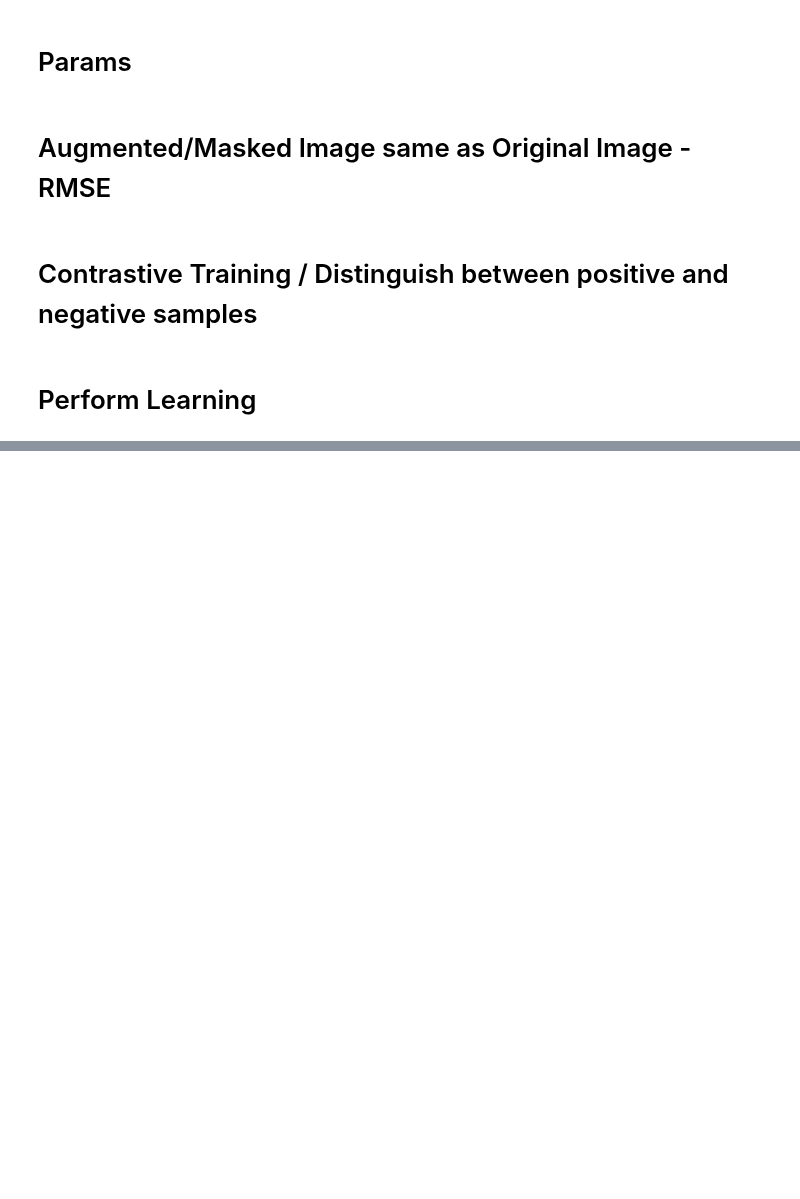
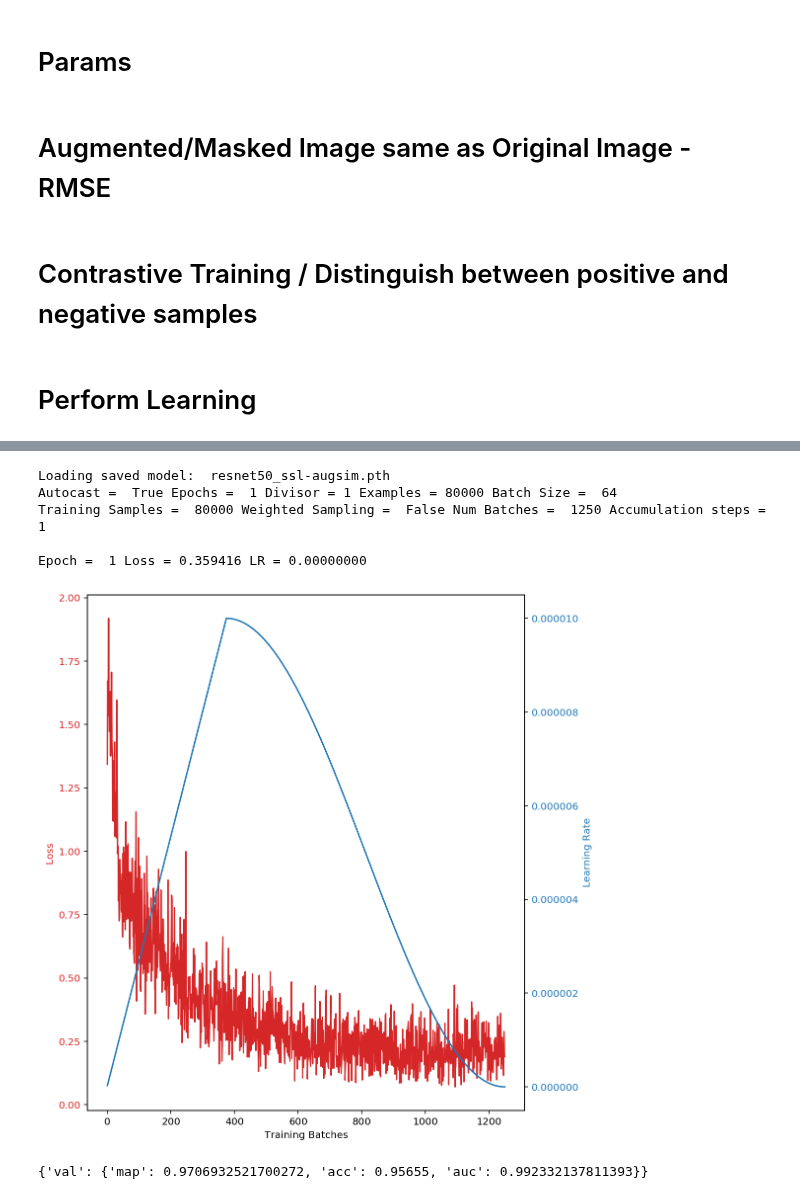
Before and after one commit to faizanahemad/facebook-hateful-memes, a Jupyter notebook: notebooks/SSL-Image-Models.ipynb, the cells around one changed output, grey strips where cells are left out. Drawn from its saved outputs; the diff is of its cells as text; code cells hidden in the pictures; blank space fills up the shorter version.

```diff
--- a/notebooks/SSL-Image-Models.ipynb
+++ b/notebooks/SSL-Image-Models.ipynb
@@ -309,0 +329,39 @@ contrastive_training("resnet50_ssl", epochs = 1, batch_size = 256,
+# %%
+
+adam = torch.optim.Adam
+adam_params = params=dict(lr=1e-4, weight_decay=1e-2)
+optimizer = adam
+optimizer_params = adam_params
+
+lr_strategy = {
+    "model": {
+        "lr": optimizer_params["lr"] / 100,
+        "7": {"lr": optimizer_params["lr"]/10},
+        "8": {"lr": optimizer_params["lr"]},
+        "finetune": True,
+    }
+}
+model = augment_training("resnet50_ssl", epochs = 10, batch_size = 128)
+# %%
+
+sgd_params = dict(lr=2e-5, momentum=0.9, dampening=0, weight_decay=1e-4, nesterov=False)
+lr_strategy = {
+    "model": {
+        "lr": optimizer_params["lr"] / 100,
+        "7": {"lr": optimizer_params["lr"]/10},
+        "8": {"lr": optimizer_params["lr"]},
+        "finetune": True,
+    }
+}
+
+
+contrastive_training("resnet50_ssl", epochs = 1, batch_size = 64,
+                     cache_images = False, dev = False)
+# %% [output]
+Loading saved model:  resnet50_ssl-augsim.pth
+Autocast =  True Epochs =  1 Divisor = 1 Examples = 80000 Batch Size =  64
+Training Samples =  80000 Weighted Sampling =  False Num Batches =  1250 Accumulation steps =  1
+
+Epoch =  1 Loss = 0.359416 LR = 0.00000000
+[figure, added]
+{'val': {'map': 0.9706932521700272, 'acc': 0.95655, 'auc': 0.992332137811393}}
```
Also changed, not shown: parts of 6 cells of this notebook.
